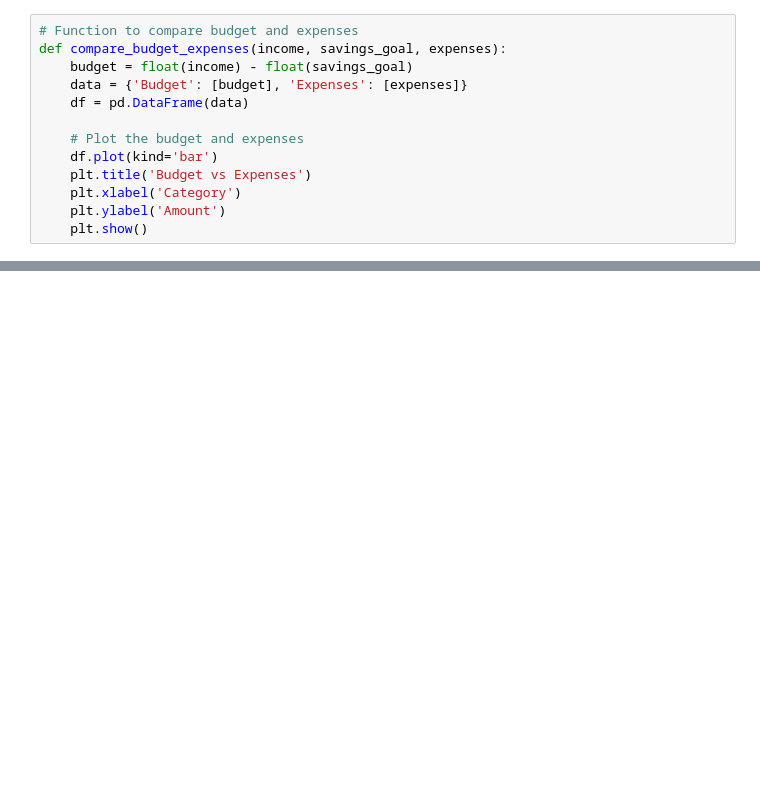
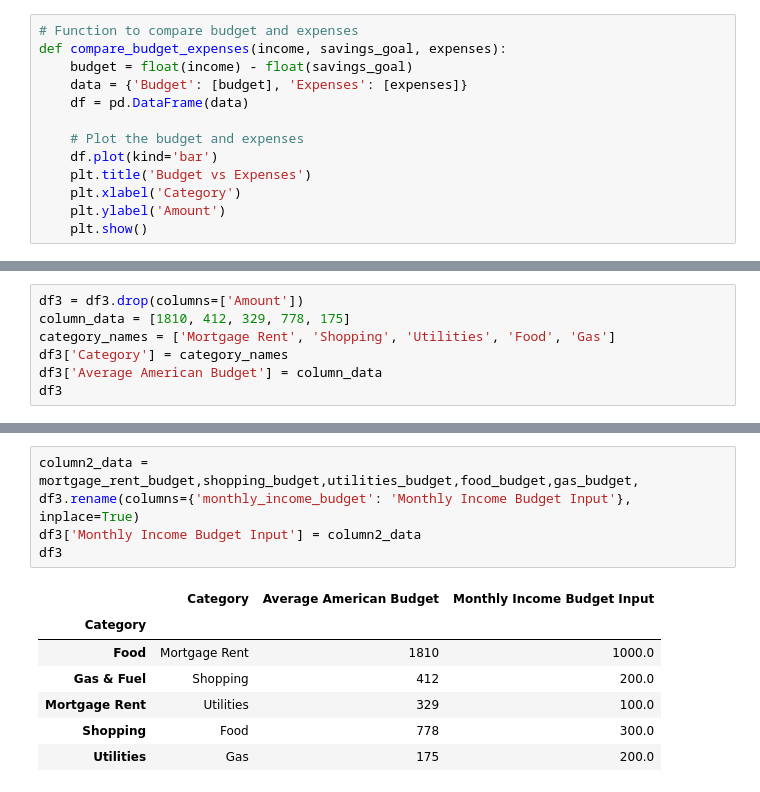
Before and after one commit to AnvithaChaluvadi/Personal-Finance-Management-Tool_Project1, a Jupyter notebook: finance_tool.ipynb, the cells around one changed output, grey strips where cells are left out. Saved outputs shown, nothing was run; the diff lists cells and outputs as text; blank space fills up the shorter version.

```diff
--- a/finance_tool.ipynb
+++ b/finance_tool.ipynb
@@ -546,0 +548,7 @@ Gas Difference: $-135.00
+# %%
+df3 = df3.drop(columns=['Amount'])
+column_data = [1810, 412, 329, 778, 175]
+category_names = ['Mortgage Rent', 'Shopping', 'Utilities', 'Food', 'Gas']
+df3['Category'] = category_names
+df3['Average American Budget'] = column_data
+df3
@@ -546,0 +563,13 @@ Gas Difference: $-135.00
+# %%
+column2_data = mortgage_rent_budget,shopping_budget,utilities_budget,food_budget,gas_budget,
+df3.rename(columns={'monthly_income_budget': 'Monthly Income Budget Input'}, inplace=True)
+df3['Monthly Income Budget Input'] = column2_data
+df3
+# %% [output]
+|  | Category | Average American Budget | Monthly Income Budget Input |
+| Category |  |  |  |
+| Food | Mortgage Rent | 1810 | 1000.0 |
+| Gas & Fuel | Shopping | 412 | 200.0 |
+| Mortgage Rent | Utilities | 329 | 100.0 |
+| Shopping | Food | 778 | 300.0 |
+| Utilities | Gas | 175 | 200.0 |
```
Also changed, not shown: parts of 28 cells of this notebook, 2 other files.
